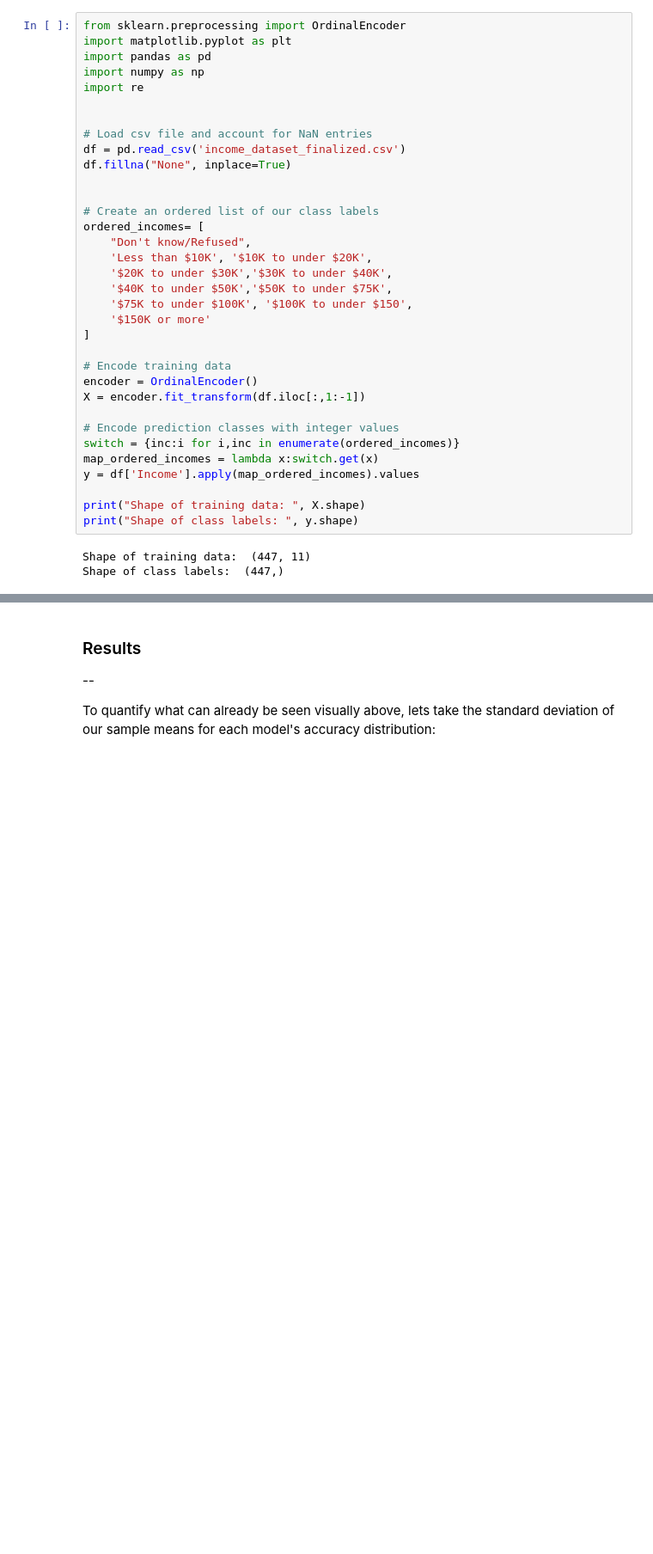
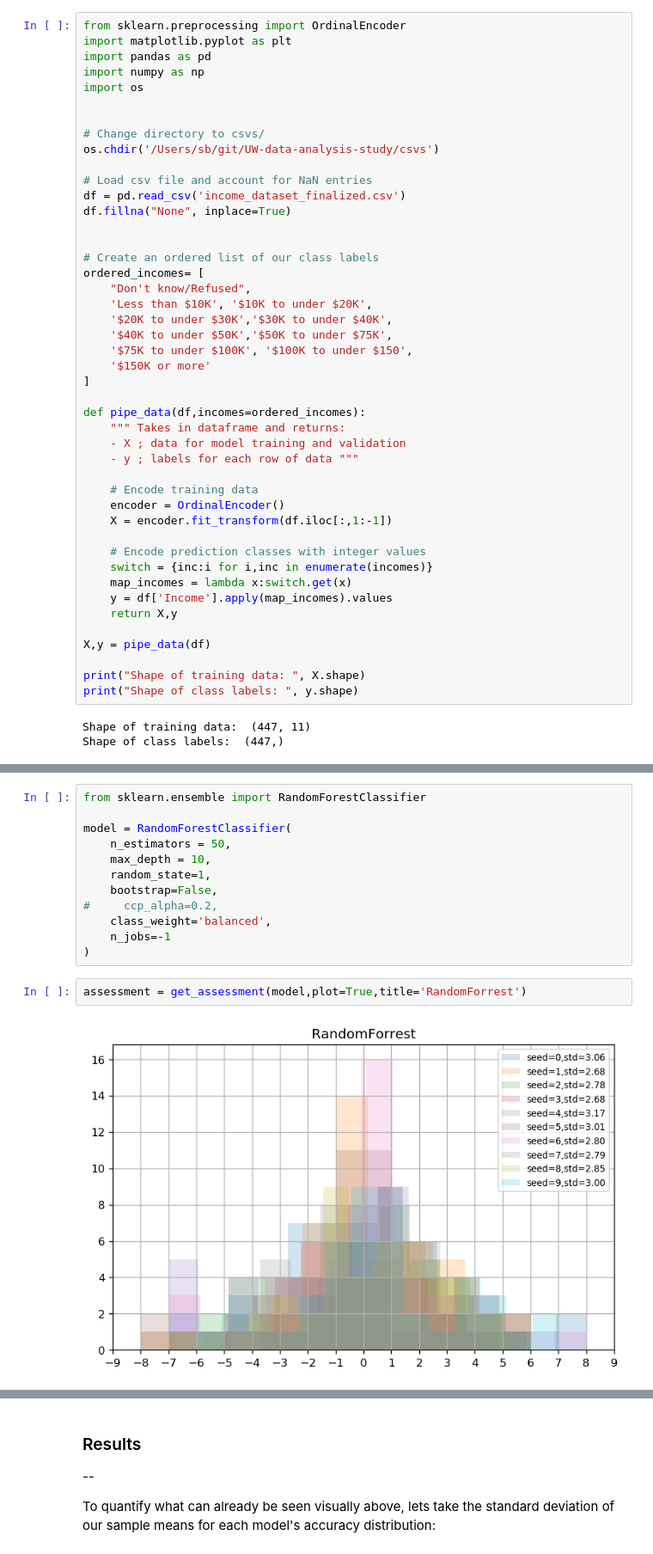
Before and after one commit to Schlam/UW-data-analysis-study, a Jupyter notebook: income_predictive_model.ipynb, the cells around one changed output, grey strips where cells are left out. Shown at 86% size. Saved outputs shown, nothing was run; the diff lists cells and outputs as text; blank space fills up the shorter version.

```diff
--- a/income_predictive_model.ipynb
+++ b/income_predictive_model.ipynb
@@ -19,8 +19,11 @@ from sklearn.preprocessing import OrdinalEncoder
 import matplotlib.pyplot as plt
 import pandas as pd
 import numpy as np
-import re
+import os
 
+
+# Change directory to csvs/
+os.chdir('/Users/sb/git/UW-data-analysis-study/csvs')
 
 # Load csv file and account for NaN entries
 df = pd.read_csv('income_dataset_finalized.csv')
@@ -37,14 +40,22 @@ ordered_incomes= [
     '$150K or more'
 ]
 
-# Encode training data
-encoder = OrdinalEncoder()
-X = encoder.fit_transform(df.iloc[:,1:-1])
+def pipe_data(df,incomes=ordered_incomes):
+    """ Takes in dataframe and returns:
+    - X ; data for model training and validation
+    - y ; labels for each row of data """
 
-# Encode prediction classes with integer values
-switch = {inc:i for i,inc in enumerate(ordered_incomes)}
-map_ordered_incomes = lambda x:switch.get(x)
-y = df['Income'].apply(map_ordered_incomes).values
+    # Encode training data
+    encoder = OrdinalEncoder()
+    X = encoder.fit_transform(df.iloc[:,1:-1])
+
+    # Encode prediction classes with integer values
+    switch = {inc:i for i,inc in enumerate(incomes)}
+    map_incomes = lambda x:switch.get(x)
+    y = df['Income'].apply(map_incomes).values
+    return X,y
+
+X,y = pipe_data(df)
 
 print("Shape of training data: ", X.shape)
 print("Shape of class labels: ", y.shape)
@@ -77 +145,17 @@ Similarly, if we see that vectors with high cosine similarity often share labels
+# %%
+from sklearn.ensemble import RandomForestClassifier
+
+model = RandomForestClassifier(
+    n_estimators = 50,
+    max_depth = 10,
+    random_state=1,
+    bootstrap=False,
+#     ccp_alpha=0.2,
+    class_weight='balanced',
+    n_jobs=-1
+)
+# %%
+assessment = get_assessment(model,plot=True,title='RandomForrest')
+# %% [output]
+[figure, added]
 # %%
```
Also changed, not shown: parts of 17 cells of this notebook, 1 other file.
